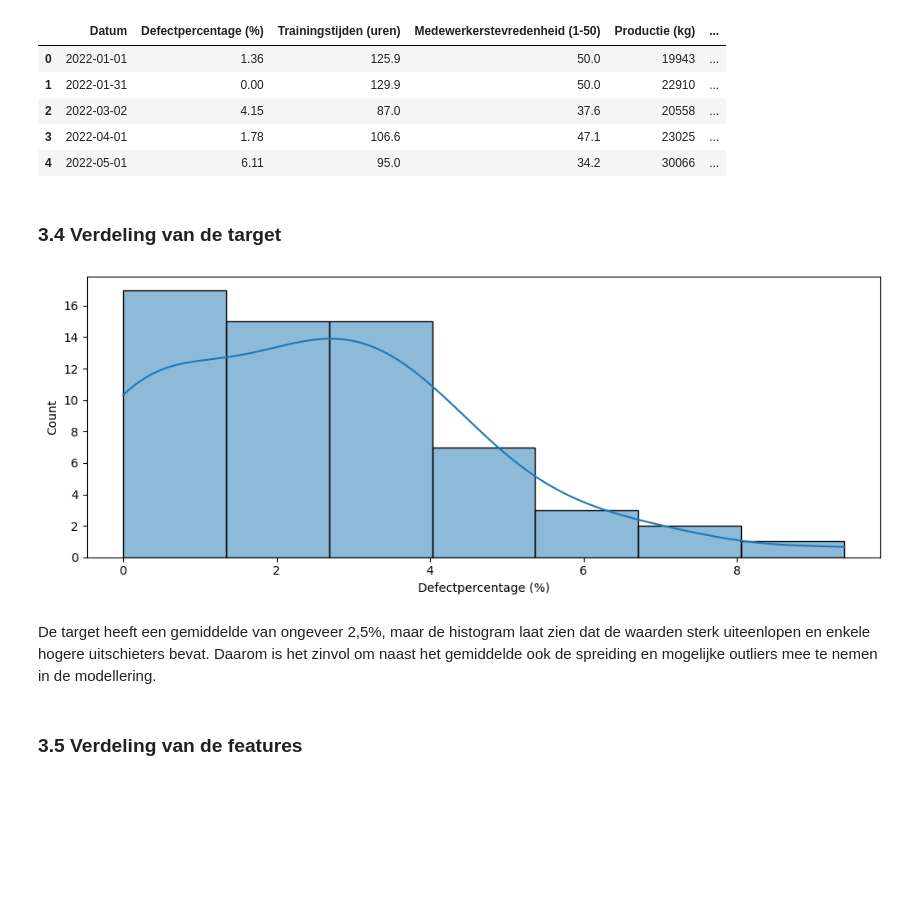
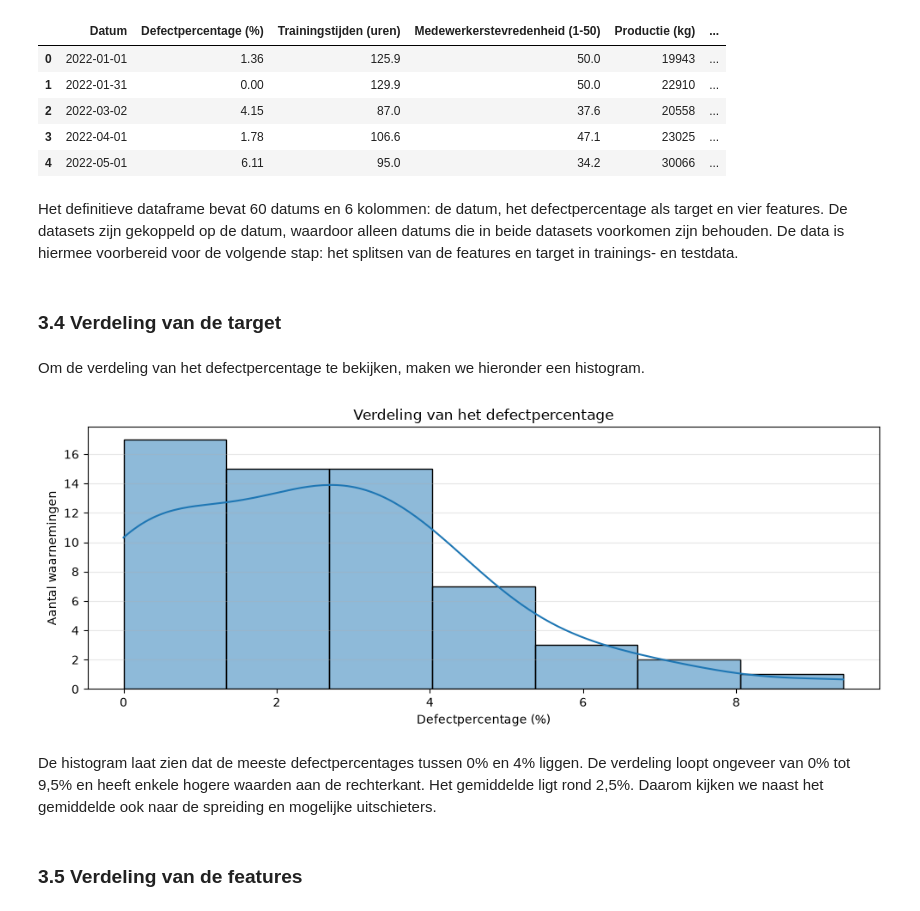
Before and after one commit to JipSchijvenaars/Business-Disciplines, a Jupyter notebook: Eindopdracht_MinorDDB_Data_2026_RM-1_1.ipynb, the cells around one changed output. Drawn from its saved outputs; the diff is of its cells as text; code cells hidden in the pictures; blank space fills up the shorter version.

```diff
--- a/Eindopdracht_MinorDDB_Data_2026_RM-1_1.ipynb
+++ b/Eindopdracht_MinorDDB_Data_2026_RM-1_1.ipynb
@@ -313,16 +326,19 @@ Omgevingsdata (Regenval, Bodemkwaliteit, Temperatuur), financiële data (ROI, Wi
 # %%
+# Kies de target en de features voor het model
 target = "Defectpercentage (%)"
 kernfeatures = ["Trainingstijden (uren)", "Medewerkerstevredenheid (1-50)"]
 extra_features = ["Productie (kg)", "Verlooppercentage (%)"]
 alle_features = kernfeatures + extra_features
 
+# Lees de twee benodigde datasets in
 productie = pd.read_csv(data_dir / "bcf_productie_duurzaamheid_adjusted.csv", parse_dates=["Datum"])
 hr = pd.read_csv(data_dir / "bcf_hr_training_varied.csv", parse_dates=["Datum"])
 
-productie_subset = productie[["Datum", target, "Trainingstijden (uren)",
-                               "Productie (kg)", "Energieverbruik (kWh)", "CO2-uitstoot (kg)"]]
+# Selecteer alleen de kolommen die nodig zijn voor het model
+productie_subset = productie[["Datum", target, "Trainingstijden (uren)", "Productie (kg)"]]
 hr_subset = hr[["Datum", "Medewerkerstevredenheid (1-50)", "Verlooppercentage (%)"]]
 
+# Voeg beide datasets samen op datum
 model_df = productie_subset.merge(hr_subset, on="Datum", how="inner")
 model_df = model_df[["Datum", target] + alle_features]
 
@@ -336,16 +352,25 @@ model_df.head()
 | 2 | 2022-03-02 | 4.15 | 87.0 | 37.6 | 20558 | ... |
 | 3 | 2022-04-01 | 1.78 | 106.6 | 47.1 | 23025 | ... |
 | 4 | 2022-05-01 | 6.11 | 95.0 | 34.2 | 30066 | ... |
+# %% [markdown]
+Het definitieve dataframe bevat 60 datums en 6 kolommen: de datum, het defectpercentage als target en vier features. De datasets zijn gekoppeld op de datum, waardoor alleen datums die in beide datasets voorkomen zijn behouden. De data is hiermee voorbereid voor de volgende stap: het splitsen van de features en target in trainings- en testdata.
 # %% [markdown]
 ### 3.4 Verdeling van de target
+# %% [markdown]
+Om de verdeling van het defectpercentage te bekijken, maken we hieronder een histogram.
 # %%
+# Maak een histogram van het defectpercentage
 plt.figure(figsize=(10, 4))
 sns.histplot(model_df[target], kde=True)
+plt.title("Verdeling van het defectpercentage")
+plt.xlabel("Defectpercentage (%)")
+plt.ylabel("Aantal waarnemingen")
+plt.grid(axis="y", alpha=0.3)
 plt.tight_layout()
 # %% [output]
-[figure, old version]
+[figure, new version]
 # %% [markdown]
-De target heeft een gemiddelde van ongeveer 2,5%, maar de histogram laat zien dat de waarden sterk uiteenlopen en enkele hogere uitschieters bevat. Daarom is het zinvol om naast het gemiddelde ook de spreiding en mogelijke outliers mee te nemen in de modellering.
+De histogram laat zien dat de meeste defectpercentages tussen 0% en 4% liggen. De verdeling loopt ongeveer van 0% tot 9,5% en heeft enkele hogere waarden aan de rechterkant. Het gemiddelde ligt rond 2,5%. Daarom kijken we naast het gemiddelde ook naar de spreiding en mogelijke uitschieters.
 # %% [markdown]
 ### 3.5 Verdeling van de features
 # %%
```
Also changed, not shown: parts of 13 cells of this notebook.
